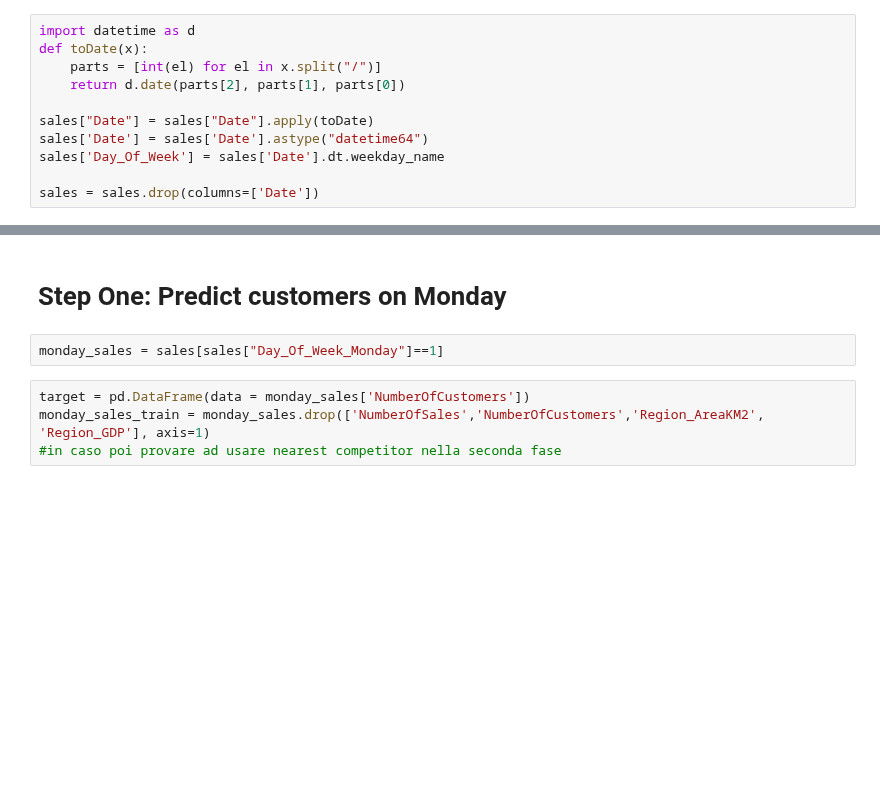
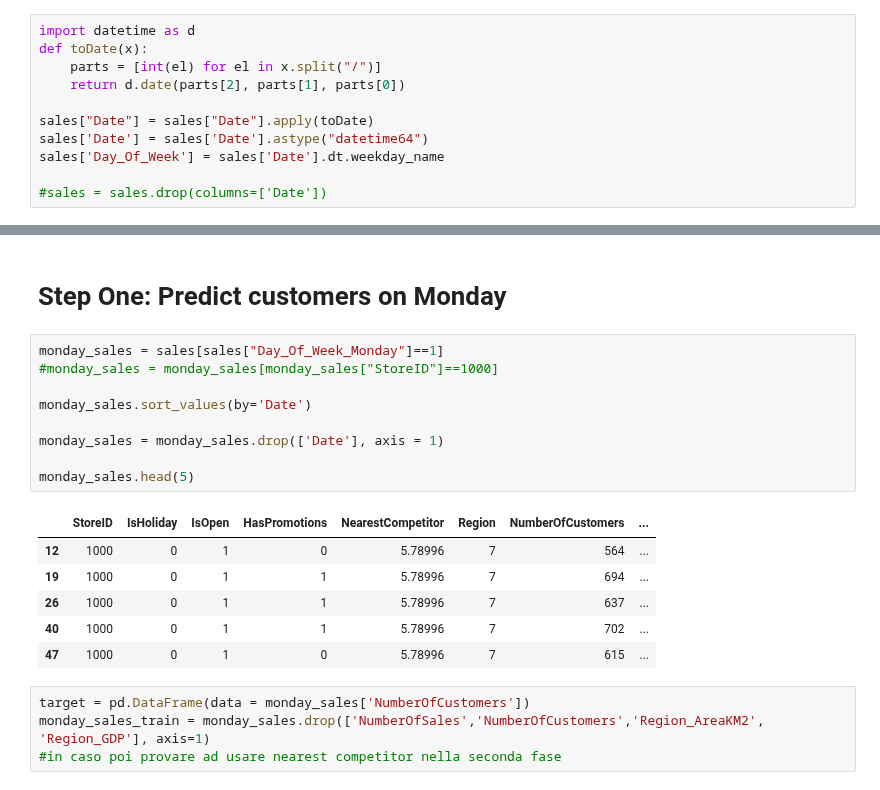
Before and after one commit to Trik17/DMTM_2018, a Jupyter notebook: Polimi Competition/BellaCopia-Bellissima-FED.ipynb, the cells around one changed output, grey strips where cells are left out. Cells and saved outputs as stored; diff of their text form; blank space fills up the shorter version.

```diff
--- a/Polimi Competition/BellaCopia-Bellissima-FED.ipynb
+++ b/Polimi Competition/BellaCopia-Bellissima-FED.ipynb
@@ -399,15 +399,29 @@ sales["Date"] = sales["Date"].apply(toDate)
 sales['Date'] = sales['Date'].astype("datetime64")
 sales['Day_Of_Week'] = sales['Date'].dt.weekday_name
 
-sales = sales.drop(columns=['Date'])
+#sales = sales.drop(columns=['Date'])
 # %% [markdown]
 # One Hot Encoding
 # %%
 sales = pd.get_dummies(sales, columns=['StoreType','Day_Of_Week','Events','AssortmentType'])
 # %% [markdown]
 # Step One: Predict customers on Monday
-# %%
-monday_sales = sales[sales["Day_Of_Week_Monday"]==1]
+# %%
+monday_sales = sales[sales["Day_Of_Week_Monday"]==1]
+#monday_sales = monday_sales[monday_sales["StoreID"]==1000]
+
+monday_sales.sort_values(by='Date')
+
+monday_sales = monday_sales.drop(['Date'], axis = 1)
+
+monday_sales.head(5)
+# %% [output]
+|  | StoreID | IsHoliday | IsOpen | HasPromotions | NearestCompetitor | Region | NumberOfCustomers | ... |
+| 12 | 1000 | 0 | 1 | 0 | 5.78996 | 7 | 564 | ... |
+| 19 | 1000 | 0 | 1 | 1 | 5.78996 | 7 | 694 | ... |
+| 26 | 1000 | 0 | 1 | 1 | 5.78996 | 7 | 637 | ... |
+| 40 | 1000 | 0 | 1 | 1 | 5.78996 | 7 | 702 | ... |
+| 47 | 1000 | 0 | 1 | 0 | 5.78996 | 7 | 615 | ... |
 # %%
 target = pd.DataFrame(data = monday_sales['NumberOfCustomers'])
 monday_sales_train = monday_sales.drop(['NumberOfSales','NumberOfCustomers','Region_AreaKM2', 'Region_GDP'], axis=1)
```
Also changed, not shown: parts of 13 cells of this notebook, 1 other file.
